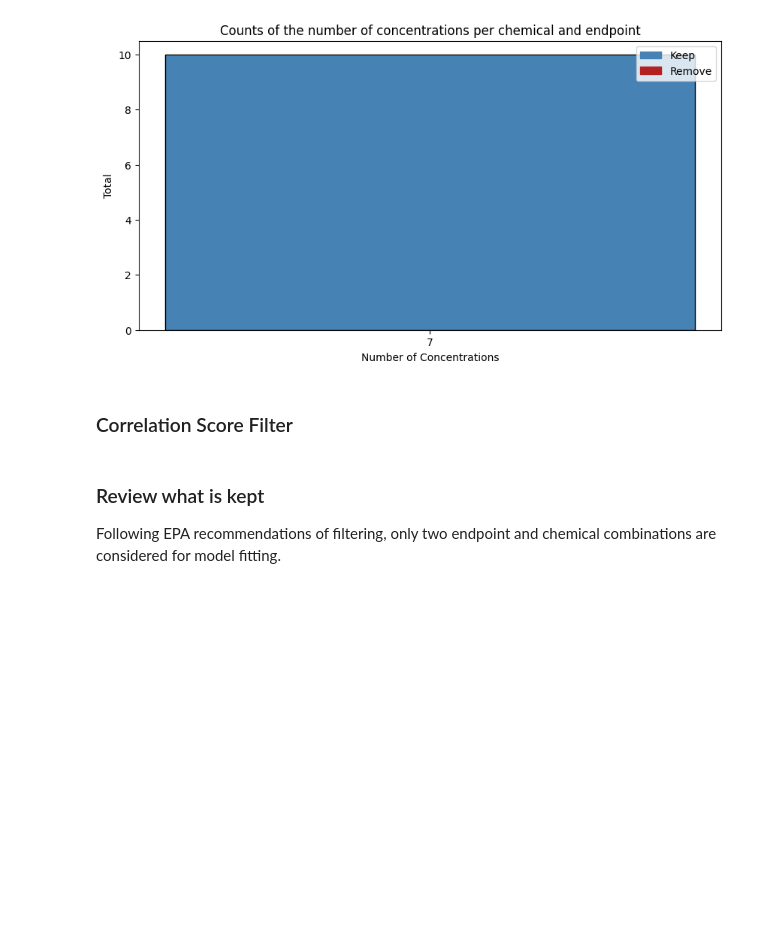
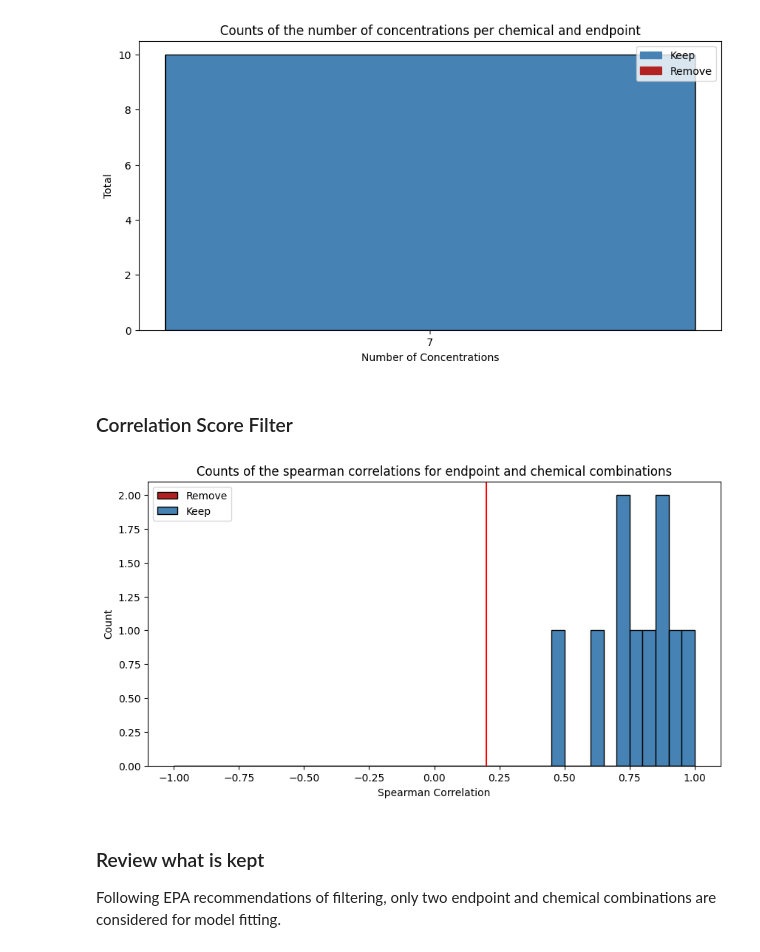
Before and after one commit to PNNL-CompBio/bmdrc, a Jupyter notebook: vignettes/LPR Class Example.ipynb, the cells around one changed output. Saved outputs shown, nothing was run; the diff lists cells and outputs as text; code cells hidden in the pictures; blank space fills up the shorter version.

```diff
--- a/vignettes/LPR Class Example.ipynb
+++ b/vignettes/LPR Class Example.ipynb
@@ -111,6 +111,9 @@ LPR.filter_min_concentration(count = 3, apply = True, diagnostic_plot = True)
 ### Correlation Score Filter
 # %%
 LPR.filter_correlation_score(score = 0.2, diagnostic_plot = True, apply = True)
+LPR.filter_correlation_score_plot
+# %% [output]
+[figure, added]
 # %% [markdown]
 ### Review what is kept
 
```
Also changed, not shown: parts of 6 cells of this notebook, 2 other files.
